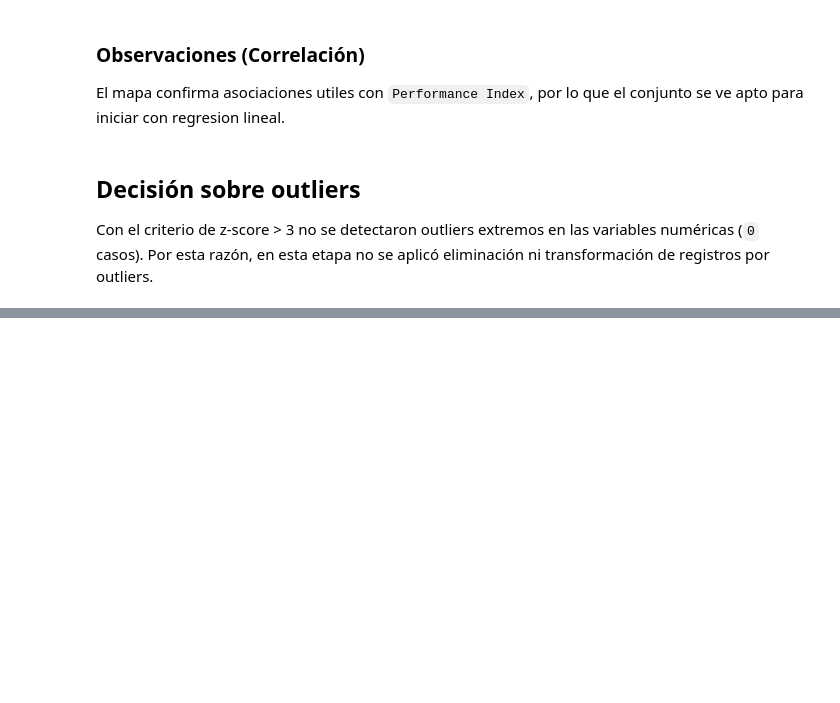
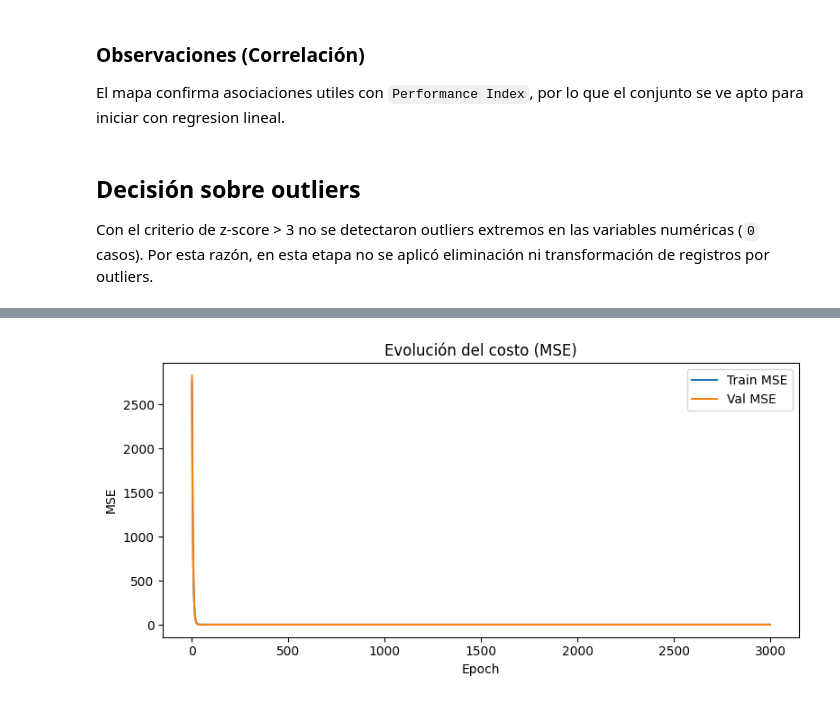
Before and after one commit to fabrimena/AI_Tarea1, a Jupyter notebook: Tarea_1.ipynb, the cells around one changed output, grey strips where cells are left out. Drawn from its saved outputs; the diff is of its cells as text; code cells hidden in the pictures; blank space fills up the shorter version.

Commit message:
[ADD] 3: Regresión lineal desde cero

```diff
--- a/Tarea_1.ipynb
+++ b/Tarea_1.ipynb
@@ -342,0 +402,88 @@ Con el criterio de z-score > 3 no se detectaron outliers extremos en las variabl
+# %%
+# Regresión lineal desde cero con NumPy (descenso de gradiente)
+
+# 1) Preparar matrices NumPy
+X_train_np = X_train.values.astype(float)
+y_train_np = y_train.values.astype(float)
+X_val_np = X_val.values.astype(float)
+y_val_np = y_val.values.astype(float)
+X_test_np = X_test.values.astype(float)
+y_test_np = y_test.values.astype(float)
+
+# Escalado estandar usando solo entrenamiento (evita fuga de información)
+mu = X_train_np.mean(axis=0)
+sigma = X_train_np.std(axis=0)
+sigma[sigma == 0] = 1.0
+
+X_train_s = (X_train_np - mu) / sigma
+X_val_s = (X_val_np - mu) / sigma
+X_test_s = (X_test_np - mu) / sigma
+
+
+def add_bias(X):
+    return np.c_[np.ones((X.shape[0], 1)), X]
+
+
+def predict(Xb, w):
+    return Xb @ w
+
+
+def mse(y_true, y_pred):
+    return np.mean((y_pred - y_true) ** 2)
+
+
+def gradient(Xb, y_true, y_pred):
+    m = Xb.shape[0]
+    return (2.0 / m) * (Xb.T @ (y_pred - y_true))
+
+
+def gradient_descent(X, y, Xv, yv, lr=0.05, epochs=3000):
+    Xb = add_bias(X)
+    Xvb = add_bias(Xv)
+    w = np.zeros(Xb.shape[1])
+
+    train_hist = []
+    val_hist = []
+
+    for _ in range(epochs):
+        y_hat = predict(Xb, w)
+        grad = gradient(Xb, y, y_hat)
+        w = w - lr * grad
+
+        train_hist.append(mse(y, predict(Xb, w)))
+        val_hist.append(mse(yv, predict(Xvb, w)))
+
+    return w, train_hist, val_hist
+
+
+w, train_mse_hist, val_mse_hist = gradient_descent(
+    X_train_s, y_train_np, X_val_s, y_val_np, lr=0.05, epochs=3000
+)
+
+# Evaluación final
+X_test_b = add_bias(X_test_s)
+y_test_pred = predict(X_test_b, w)
+
+test_mse = mse(y_test_np, y_test_pred)
+test_rmse = np.sqrt(test_mse)
+ss_res = np.sum((y_test_np - y_test_pred) ** 2)
+ss_tot = np.sum((y_test_np - np.mean(y_test_np)) ** 2)
+r2_test = 1 - (ss_res / ss_tot)
+
+print('Pesos aprendidos (w0 + coeficientes):')
+print(w)
+print(f"\nTest MSE:  {test_mse:.4f}")
+print(f"Test RMSE: {test_rmse:.4f}")
+print(f"Test R2:   {r2_test:.4f}")
+
+# Curva de entrenamiento
+plt.figure(figsize=(8, 4))
+plt.plot(train_mse_hist, label='Train MSE')
+plt.plot(val_mse_hist, label='Val MSE')
+plt.title('Evolución del costo (MSE)')
+plt.xlabel('Epoch')
+plt.ylabel('MSE')
+plt.legend()
+plt.tight_layout()
+plt.show()
+# %% [output]
@@ -342,0 +496 @@ Con el criterio de z-score > 3 no se detectaron outliers extremos en las variabl
+[figure, added]
```
Also changed, not shown: parts of 11 cells of this notebook.
